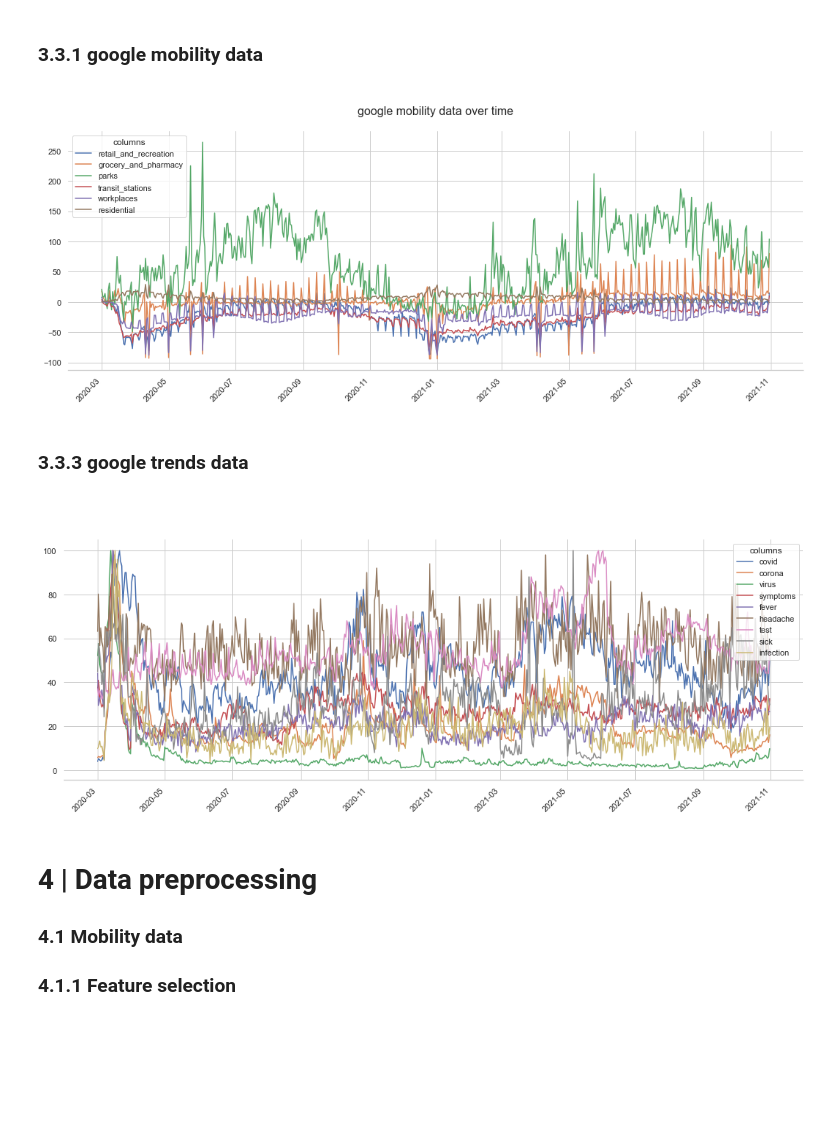
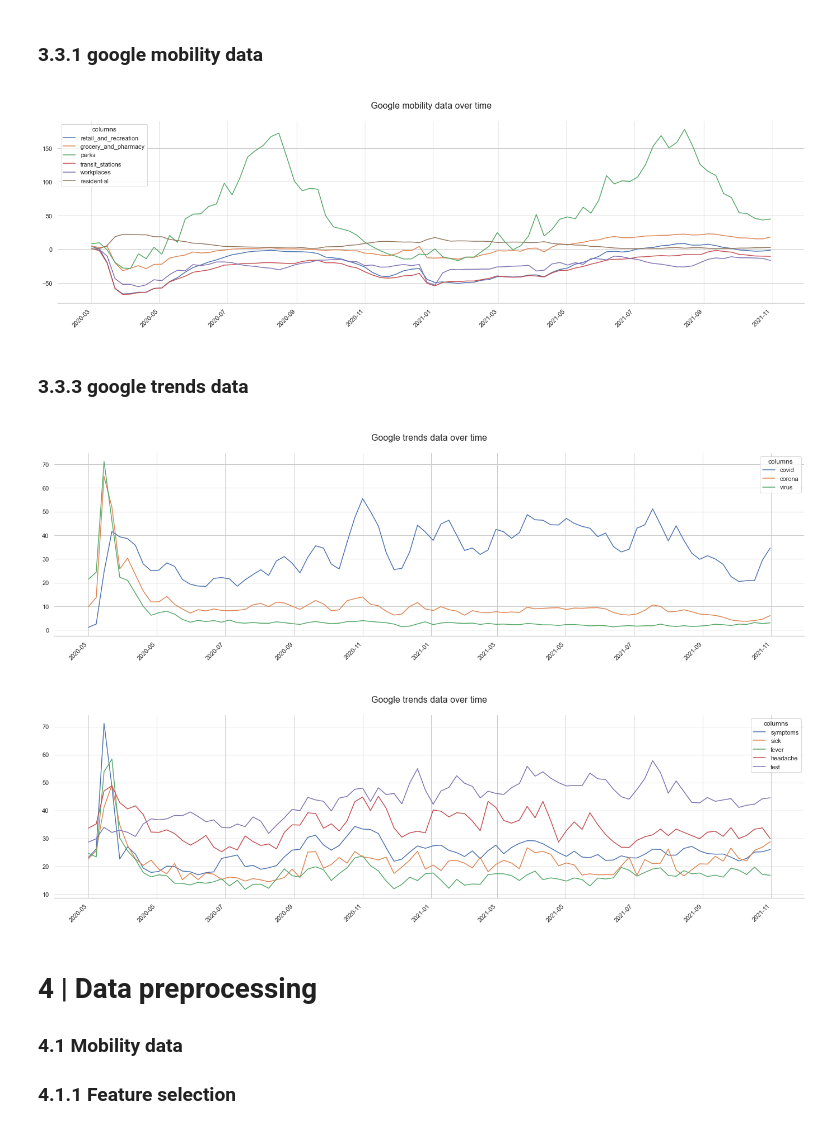
Before and after one commit to KevinSpurk/P03-how-to-predict-a-pandemic, a Jupyter notebook: P03_predict_covid19.ipynb, the cells around one changed output. Cells and saved outputs as stored; diff of their text form; code cells hidden in the pictures; blank space fills up the shorter version.

Commit message:
eda, alternative models, alternative targets

```diff
--- a/P03_predict_covid19.ipynb
+++ b/P03_predict_covid19.ipynb
@@ -880,30 +875,3 @@ show_heatmap(trends['all_targets'], 14, 12, title='correlations: google trends &
 ### 3.3.5 covid 19 data
 # %% [markdown]
 **metrics over time**
-# %%
-
-
-def plot_timeseries(df, timeframe, w, h, title=''):
-    # transform df to get a line for each col
-    df = df.melt(timeframe, var_name='columns', value_name='vals')
-    # plot
-    custom_params = {"axes.spines.right": False, "axes.spines.top": False, "axes.spines.left": False}
-    sns.set(rc={'figure.figsize':(w,h)})
-    sns.set_theme(style="whitegrid", rc=custom_params)
-    sns.lineplot(x=timeframe, y="vals", hue='columns', data=df).set_title('\n' + title + '\n', fontsize=16)
-
-    #axes = plt.gca()
-    #axes.yaxis.grid()
-    plt.xlabel('')
-    plt.ylabel('')
-    plt.xticks(rotation=45, ha='right')
-    plt.show()
-
-
-# TO DO
-# daily > weelky data for plots
-# removes v grid lines
-# plot in different ways (by country, c19 data only features together with similar scales, ...)
-
-
-# Plot the responses for different events and regions
@@ -938,21 +917,29 @@ decompose_data.plot()
 # %% [markdown]
 ### 3.3.1 google mobility data
 # %%
-mobility_plotting = data_mobility[data_mobility['location'] == 'DEU']
-mobility_plotting = mobility_plotting.drop(['location', 'season'], axis=1)
+# dataframe with google mobility data aggregated for 13 target countries
+mobility_grouped_location = data_mobility.drop('location', axis=1).groupby(['date']).mean()
+mobility_grouped_location = mobility_grouped_location.resample('W').mean()
+mobility_grouped_location.reset_index(inplace=True, drop=False)
 
-plot_timeseries(mobility_plotting, 'date', 18, 6, 'google mobility data over time')
+plot_timeseries(mobility_grouped_location, 'date', 24, 6, 'Google mobility data over time')
 # %% [output]
-[figure, old version]
+[figure, new version]
 # %% [markdown]
 ### 3.3.3 google trends data
 # %%
-trends_plotting = data_g_trends[data_g_trends['location'] == 'DEU']
-trends_plotting = trends_plotting.drop(['location', 'season'], axis=1)
+# dataframe with google trends data aggregated for 13 target countries
+trends_grouped_location = data_g_trends.drop('location', axis=1).groupby(['date']).mean()
+trends_grouped_location = trends_grouped_location.resample('W').mean()
+trends_grouped_location.reset_index(inplace=True, drop=False)
 
-plot_timeseries(trends_plotting, 'date', 18, 6)
+plot_timeseries(trends_grouped_location[['date', 'covid', 'corona', 'virus']], 'date', 24, 6, 'Google trends data over time')
 # %% [output]
-[figure, old version]
+[figure, new version]
+# %%
+plot_timeseries(trends_grouped_location[['date', 'symptoms', 'sick', 'fever', 'headache', 'test']], 'date', 24, 6, 'Google trends data over time')
+# %% [output]
+[figure, added]
 # %% [markdown]
 # 4 | Data preprocessing
 
```
Also changed, not shown: parts of 46 cells of this notebook, 3 other files.
